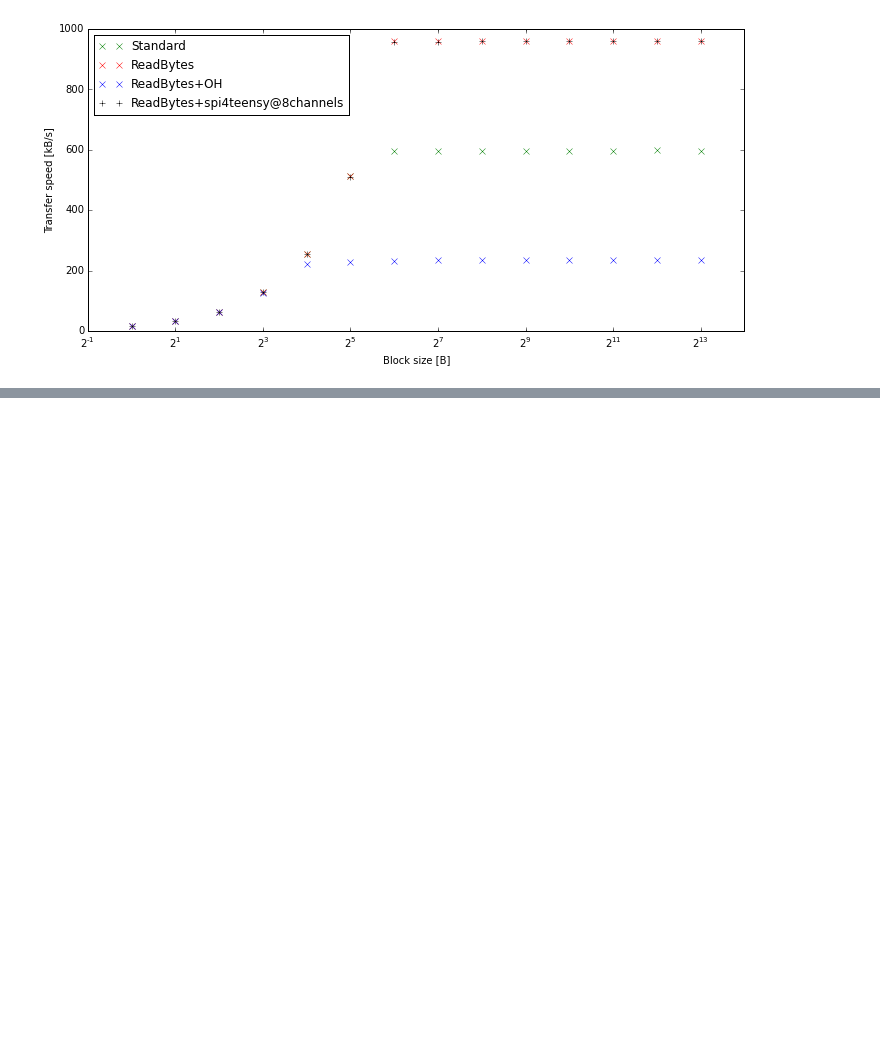
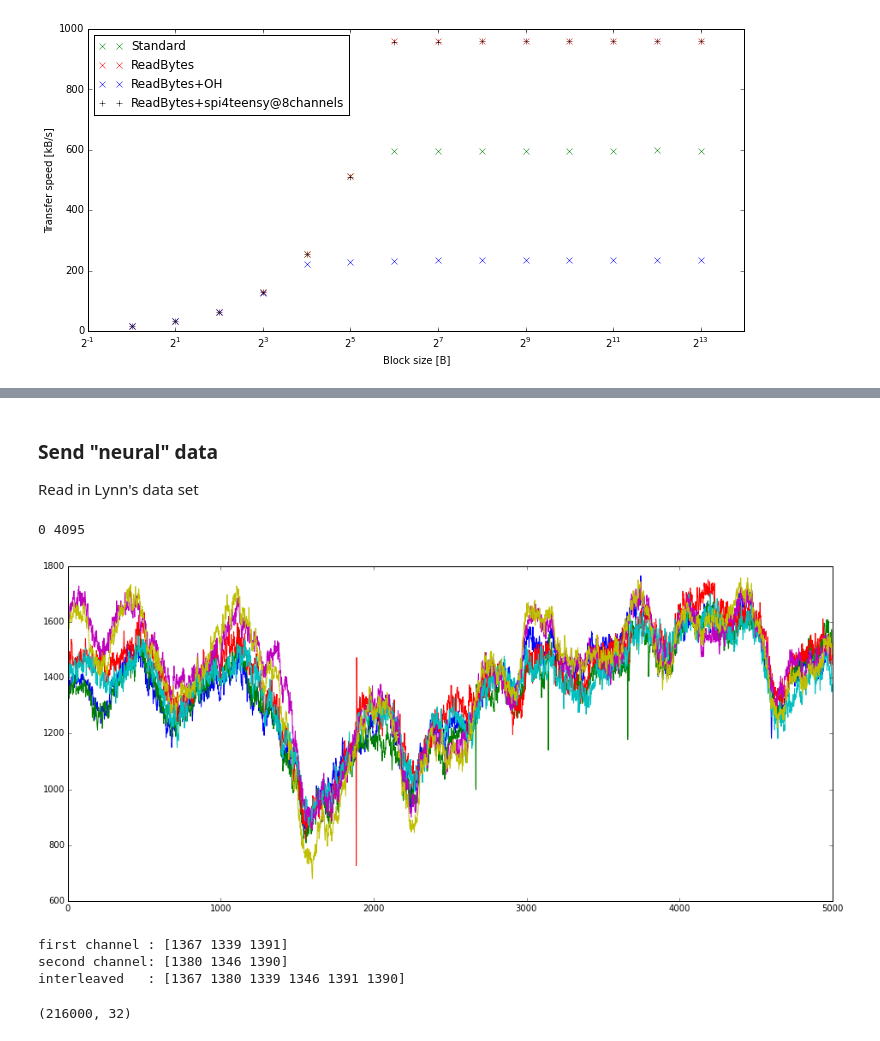
Before and after one commit to wonkoderverstaendige/RattusExMachina, a Jupyter notebook: doc/Playtesting.ipynb, the cells around one changed output, grey strips where cells are left out. Cells and saved outputs as stored; diff of their text form; code cells hidden in the pictures; blank space fills up the shorter version.

Commit message:
Transfer Lynn's example data

```diff
--- a/doc/Playtesting.ipynb
+++ b/doc/Playtesting.ipynb
@@ -144,0 +145,36 @@ print "{:.1f} KB, {:.2f} s, {:.1f} KB/s".format(arr.nbytes/1000.*n, t, arr.nbyte
+# %% [markdown]
+### Send "neural" data
+
+Read in Lynn's data set
+# %%
+data_path = "../data/lynn/lynn.dat"
+data_raw = np.fromfile(data_path, dtype='(64,)i2')
+# %%
+data_float = data_raw.astype(np.float)
+# %%
+# normalize the array to 12bit
+data_float -= data_float.min()
+data_float /= data_float.max()
+data_float *= (2**12-1)
+data_scaled = data_float.astype(np.uint16)
+print data_scaled.min(), data_scaled.max()
+# %% [output]
+0 4095
+# %%
+fig, axes = plt.subplots(nrows=1, ncols=1, figsize=(16, 7))
+axes.plot(data_scaled[0:5000, 1]);
+axes.plot(data_scaled[0:5000, 12]);
+axes.plot(data_scaled[0:5000, 18]);
+axes.plot(data_scaled[0:5000, 23]);
+axes.plot(data_scaled[0:5000, 36]);
+axes.plot(data_scaled[0:5000, 55]);
+# %% [output]
+[figure, added]
+# %%
+print "first channel :", data_scaled[0,0:3]
+print "second channel:", data_scaled[1,0:3]
+print "interleaved   :", data_scaled[0:2,0:3].transpose().flatten()
+# %% [output]
+first channel : [1367 1339 1391]
+second channel: [1380 1346 1390]
+interleaved   : [1367 1380 1339 1346 1391 1390]
@@ -144,0 +184,4 @@ print "{:.1f} KB, {:.2f} s, {:.1f} KB/s".format(arr.nbytes/1000.*n, t, arr.nbyte
+# %%
+data_scaled[:, 0:32].shape
+# %% [output]
+(216000, 32)
```
Also changed, not shown: parts of 10 cells of this notebook.
